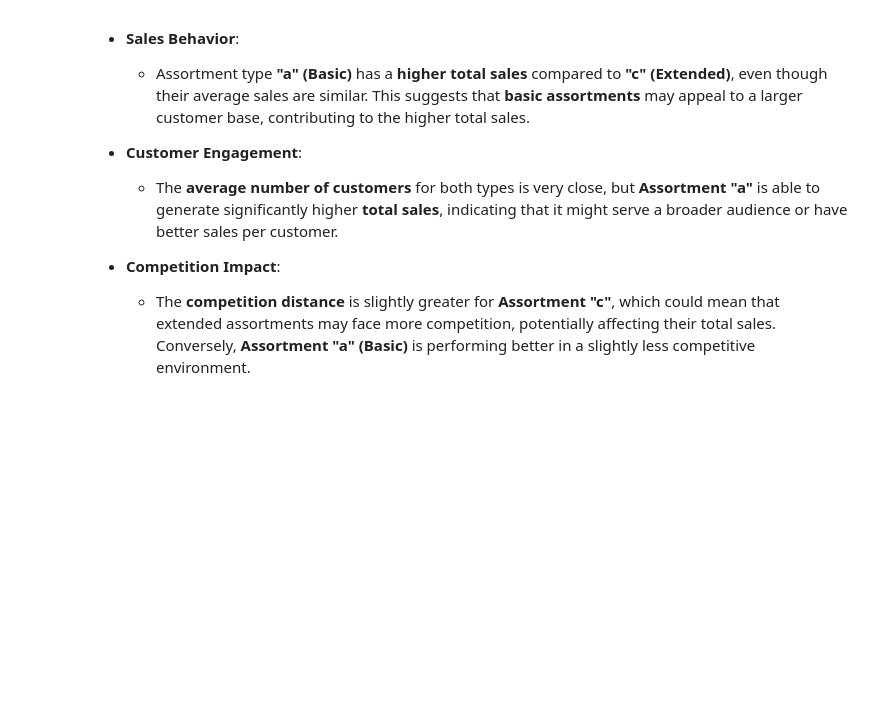
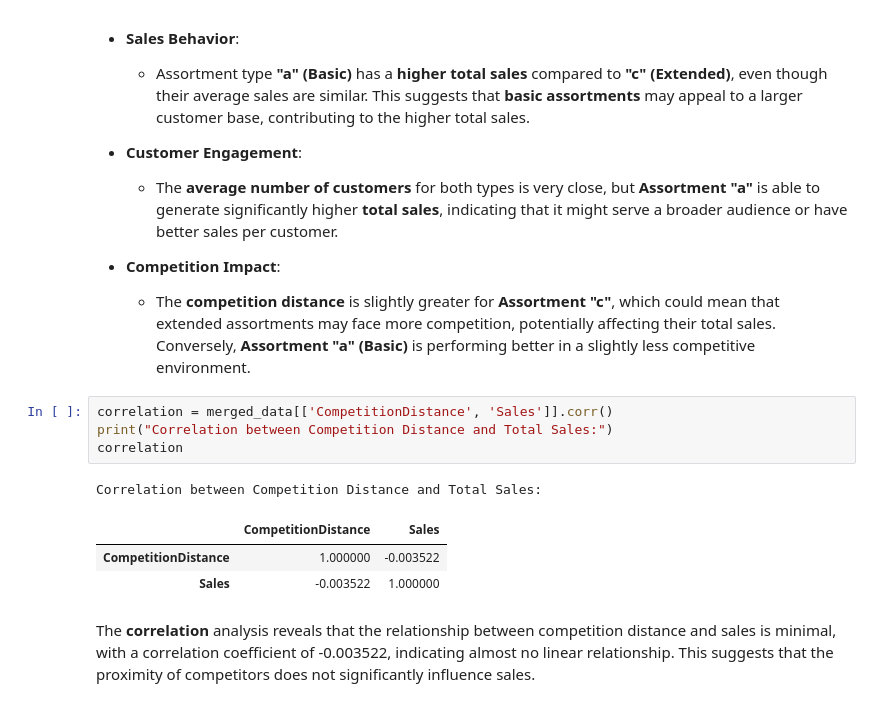
Before and after one commit to helinatefera/10xWeek4, a Jupyter notebook: notebooks/task_1.ipynb, the cells around one changed output. Saved outputs shown, nothing was run; the diff lists cells and outputs as text; blank space fills up the shorter version.

Commit message:
(feat) correlation between competition distance and sales

```diff
--- a/notebooks/task_1.ipynb
+++ b/notebooks/task_1.ipynb
@@ -442,3 +435,14 @@ assortment_analysis
 
 - **Competition Impact**:
   - The **competition distance** is slightly greater for **Assortment "c"**, which could mean that extended assortments may face more competition, potentially affecting their total sales. Conversely, **Assortment "a" (Basic)** is performing better in a slightly less competitive environment.
+# %%
+correlation = merged_data[['CompetitionDistance', 'Sales']].corr()
+print("Correlation between Competition Distance and Total Sales:")
+correlation
+# %% [output]
+Correlation between Competition Distance and Total Sales:
+|  | CompetitionDistance | Sales |
+| CompetitionDistance | 1.000000 | -0.003522 |
+| Sales | -0.003522 | 1.000000 |
+# %% [markdown]
+The **correlation** analysis reveals that the relationship between competition distance and sales is minimal, with a correlation coefficient of -0.003522, indicating almost no linear relationship. This suggests that the proximity of competitors does not significantly influence sales.
```
Also changed, not shown: parts of 1 cell of this notebook.
